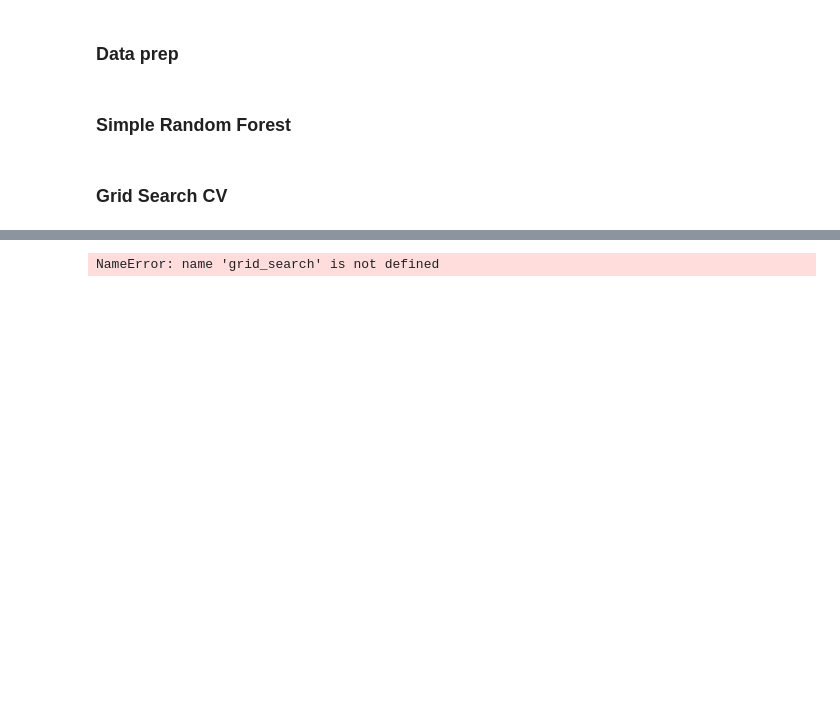
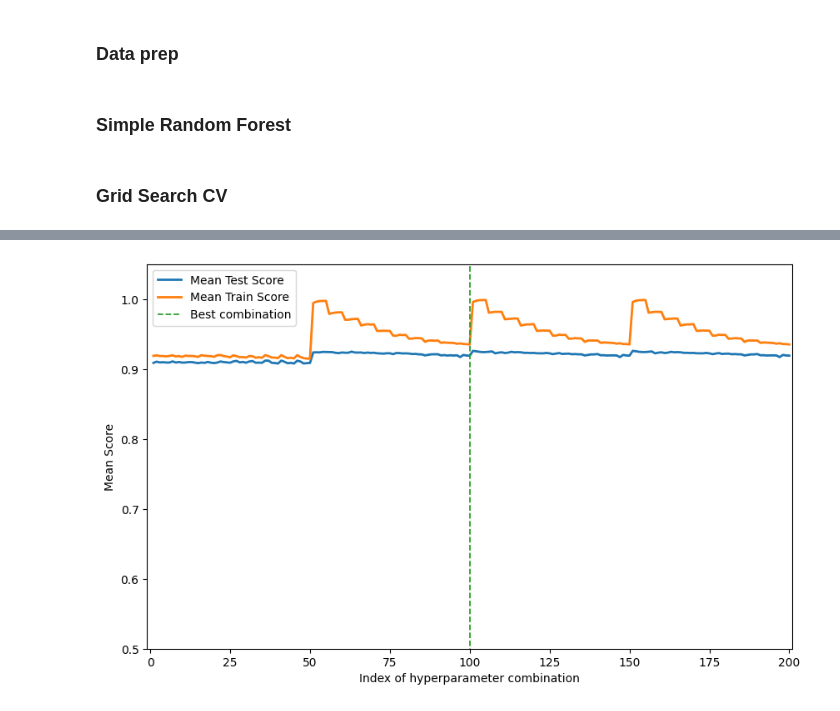
Before and after one commit to EugeniaBoccanera/hm_bbh, a Jupyter notebook: project_v1.ipynb, the cells around one changed output, grey strips where cells are left out. Drawn from its saved outputs; the diff is of its cells as text; code cells hidden in the pictures; blank space fills up the shorter version.

```diff
--- a/project_v1.ipynb
+++ b/project_v1.ipynb
@@ -515,13 +515,15 @@ def gridsearch_scores(grid_search: dict, best_index: int) -> None:
     # Plot mean test scores
     plt.figure(figsize=(10, 6))
 
-    plt.plot(range(1, len(mean_test_scores)+1), mean_test_scores, label='Mean Test Score', color='blue')
-    plt.plot(range(1, len(mean_train_scores)+1), mean_train_scores, label='Mean Train Score', color='orange')
+    plt.plot(range(1, len(mean_test_scores)+1), mean_test_scores, label='Mean Test Score', color='tab:blue', linewidth=2)
+    plt.plot(range(1, len(mean_train_scores)+1), mean_train_scores, label='Mean Train Score', color='tab:orange', linewidth=2)
     plt.xlabel('Index of hyperparameter combination')
-    plt.vlines(x=best_index, ymin=0, ymax=1.2, color='green', label='Best combination')
+    plt.vlines(x=best_index, ymin=0, ymax=1.2, color='tab:green', label='Best combination', linestyles='--', linewidth=1.3)
     plt.ylabel('Mean Score')
     plt.legend(loc='best')
-    plt.ylim(0.5, 1.1)
+    plt.ylim(0.5, 1.05)
+    plt.xlim(-1, len(mean_test_scores)+1)
+    plt.yticks(np.arange(0.5, 1.05, 0.1))
     plt.show()
 # %%
 # df_1 = df.filter(pl.col('label')==0)
@@ -572,7 +597,7 @@ TypeError: data_preprocessing() got an unexpected keyword argument 'n_samples'
 # %%
-model_scores(grid_search, best_index=55)
+gridsearch_scores(grid_search, best_index=100)
 # %% [output]
-NameError: name 'grid_search' is not defined
+[figure, added]
 # %%
 def shap_explainer(model: Union[RandomForestClassifier, XGBClassifier], data: Union[pd.DataFrame, npt.NDArray], n_sample: Union[int, bool]) -> List:
 
```
Also changed, not shown: parts of 6 cells of this notebook.
